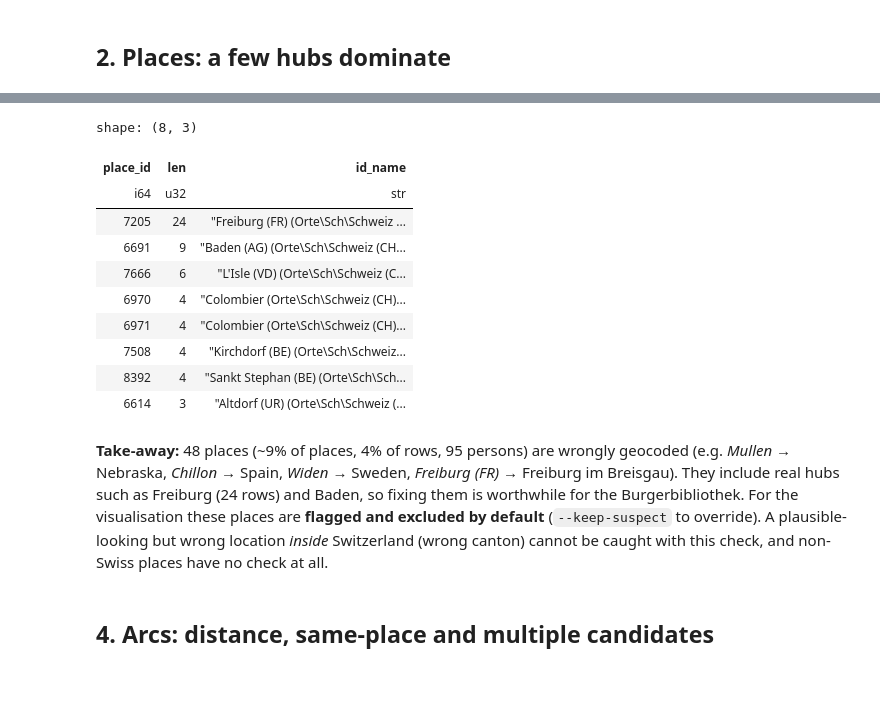
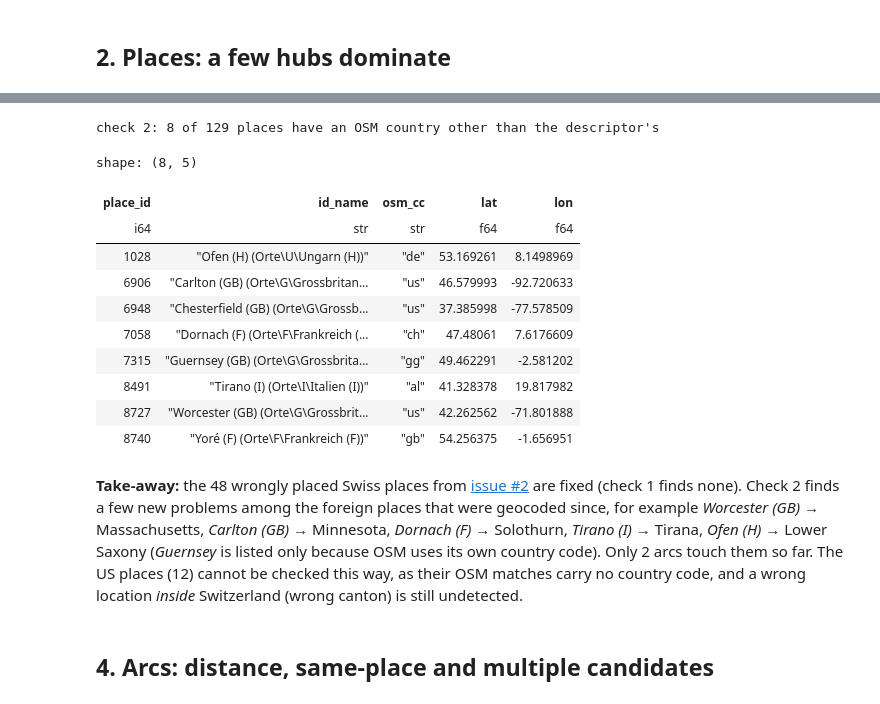
Before and after one commit to burgerbibliothek/glamhack26, a Jupyter notebook: data/notebooks/birth_death_analysis.ipynb, the cells around one changed output, grey strips where cells are left out. Saved outputs shown, nothing was run; the diff lists cells and outputs as text; code cells hidden in the pictures.

```diff
--- a/data/notebooks/birth_death_analysis.ipynb
+++ b/data/notebooks/birth_death_analysis.ipynb
@@ -173,24 +152,39 @@ shape: (12, 5)
-# %%
-# The most-used suspect places (these cost the most arcs)
-(affected.group_by("place_id").len().join(suspect.select("place_id", "id_name"), on="place_id")
-         .sort("len", descending=True).head(8))
-# %% [output]
-shape: (8, 3)
-| place_id | len | id_name |
-| i64 | u32 | str |
-| 7205 | 24 | "Freiburg (FR) (Orte\Sch\Schweiz ... |
-| 6691 | 9 | "Baden (AG) (Orte\Sch\Schweiz (CH... |
-| 7666 | 6 | "L'Isle (VD) (Orte\Sch\Schweiz (C... |
-| 6970 | 4 | "Colombier (Orte\Sch\Schweiz (CH)... |
-| 6971 | 4 | "Colombier (Orte\Sch\Schweiz (CH)... |
-| 7508 | 4 | "Kirchdorf (BE) (Orte\Sch\Schweiz... |
-| 8392 | 4 | "Sankt Stephan (BE) (Orte\Sch\Sch... |
-| 6614 | 3 | "Altdorf (UR) (Orte\Sch\Schweiz (... |
-# %% [markdown]
-**Take-away:** 48 places (~9% of places, 4% of rows, 95 persons) are wrongly geocoded (e.g. *Mullen* → Nebraska, *Chillon* → Spain, *Widen* → Sweden, *Freiburg (FR)* → Freiburg im Breisgau).
-They include real hubs such as Freiburg (24 rows) and Baden, so fixing them is worthwhile for the Burgerbibliothek.
-For the visualisation these places are **flagged and excluded by default** (`--keep-suspect` to override).
-A plausible-looking but wrong location *inside* Switzerland (wrong canton) cannot be caught with this check, and non-Swiss places have no check at all.
+# %%
+import json
+
+# check 2: descriptor country -> expected ISO 3166 alpha-2 code of the OSM match (only countries with an unambiguous mapping)
+expected = {"Frankreich (F)": "fr", "Italien (I)": "it", "Grossbritannien (GB)": "gb", "Deutschland (D)": "de", "Ungarn (H)": "hu"}
+
+def osm_country(pid):
+    try:
+        return json.loads((bm.HERE / "osm" / f"{pid}.json").read_text())[0]["address"].get("country_code")
+    except Exception:
+        return None
+
+foreign = (places.filter(pl.col("country").is_in(list(expected)))
+           .with_columns(pl.col("place_id").map_elements(osm_country, return_dtype=pl.String).alias("osm_cc"),
+                         pl.col("country").replace(expected).alias("expected_cc"))
+           .filter(pl.col("osm_cc") != pl.col("expected_cc")))
+print(f"check 2: {foreign.height} of {places.filter(pl.col('country').is_in(list(expected))).height} places have an OSM country other than the descriptor's")
+foreign.select("place_id", "id_name", "osm_cc", "lat", "lon")
+# %% [output]
+check 2: 8 of 129 places have an OSM country other than the descriptor's
+shape: (8, 5)
+| place_id | id_name | osm_cc | lat | lon |
+| i64 | str | str | f64 | f64 |
+| 1028 | "Ofen (H) (Orte\U\Ungarn (H))" | "de" | 53.169261 | 8.1498969 |
+| 6906 | "Carlton (GB) (Orte\G\Grossbritan... | "us" | 46.579993 | -92.720633 |
+| 6948 | "Chesterfield (GB) (Orte\G\Grossb... | "us" | 37.385998 | -77.578509 |
+| 7058 | "Dornach (F) (Orte\F\Frankreich (... | "ch" | 47.48061 | 7.6176609 |
+| 7315 | "Guernsey (GB) (Orte\G\Grossbrita... | "gg" | 49.462291 | -2.581202 |
+| 8491 | "Tirano (I) (Orte\I\Italien (I))" | "al" | 41.328378 | 19.817982 |
+| 8727 | "Worcester (GB) (Orte\G\Grossbrit... | "us" | 42.262562 | -71.801888 |
+| 8740 | "Yoré (F) (Orte\F\Frankreich (F))" | "gb" | 54.256375 | -1.656951 |
+# %% [markdown]
+**Take-away:** the 48 wrongly placed Swiss places from [issue #2](https://github.com/burgerbibliothek/glamhack26/issues/2) are fixed (check 1 finds none).
+Check 2 finds a few new problems among the foreign places that were geocoded since, for example *Worcester (GB)* → Massachusetts, *Carlton (GB)* → Minnesota, *Dornach (F)* → Solothurn, *Tirano (I)* → Tirana, *Ofen (H)* → Lower Saxony
+(*Guernsey* is listed only because OSM uses its own country code). Only 2 arcs touch them so far.
+The US places (12) cannot be checked this way, as their OSM matches carry no country code, and a wrong location *inside* Switzerland (wrong canton) is still undetected.
 # %% [markdown]
 ## 4. Arcs: distance, same-place and multiple candidates
 # %%
```
Also changed, not shown: parts of 16 cells of this notebook, 1 other file.
